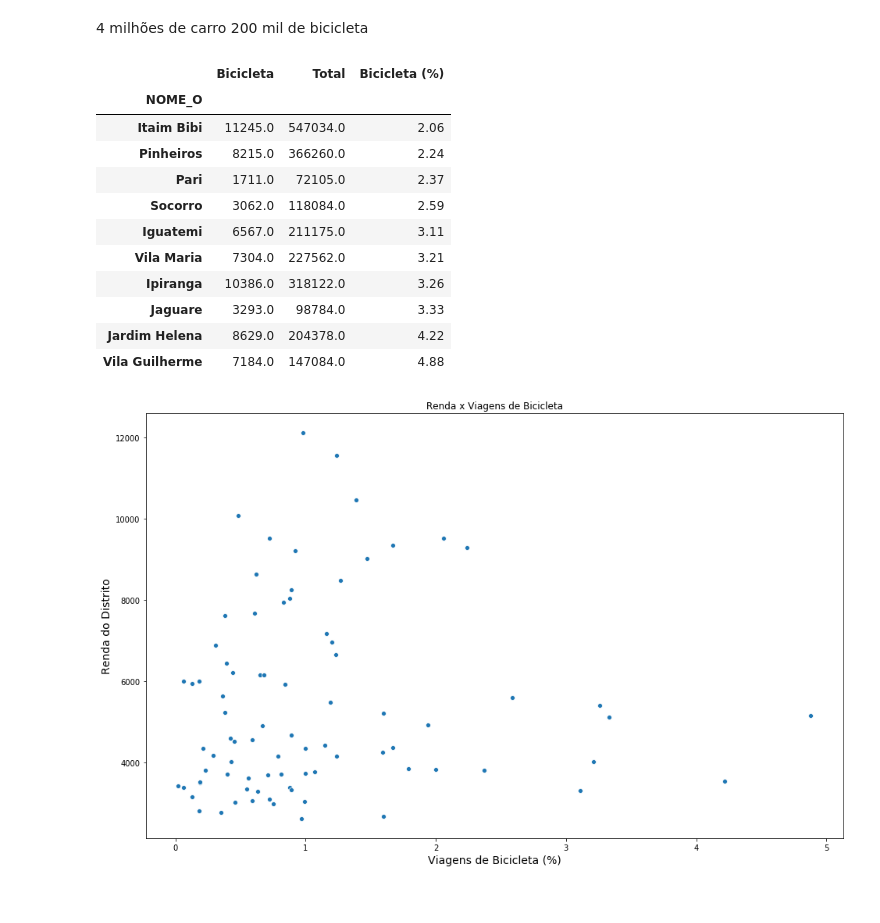
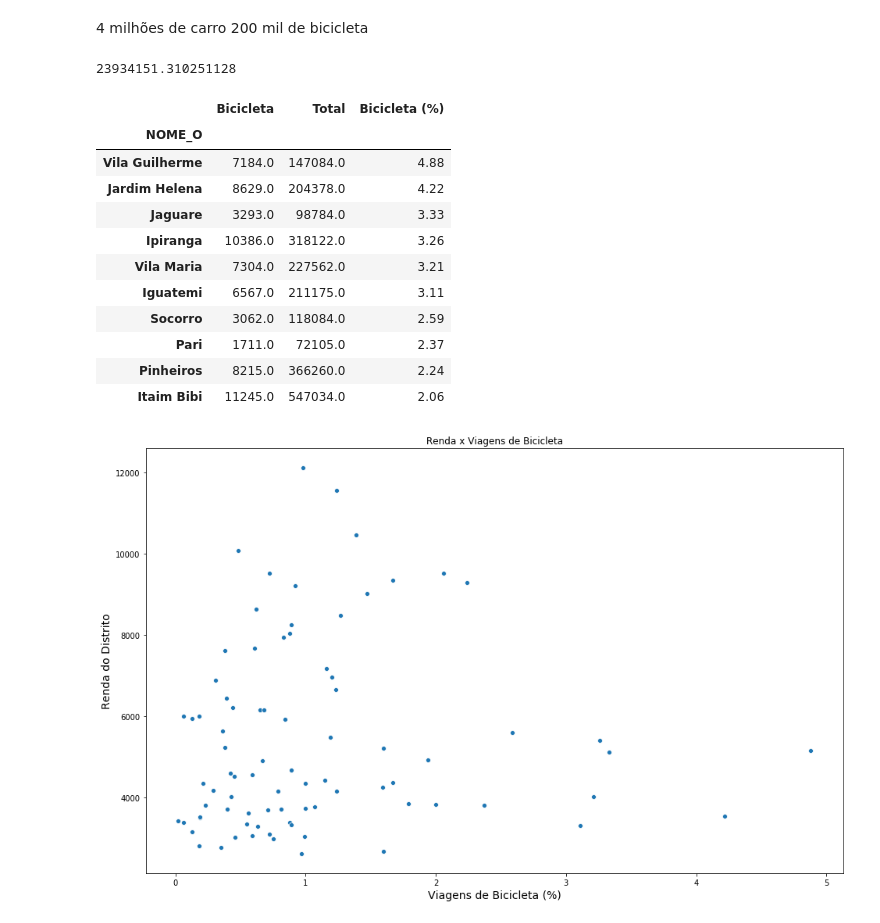
Before and after one commit to ezambomsantana/analise_od, a Jupyter notebook: notebook/Bike Analysis.ipynb, the cells around one changed output. Drawn from its saved outputs; the diff is of its cells as text; code cells hidden in the pictures.

```diff
--- a/notebook/Bike Analysis.ipynb
+++ b/notebook/Bike Analysis.ipynb
@@ -132,42 +132,46 @@ conj17
 # %% [markdown]
 4 milhões de carro 200  mil de bicicleta
+# %%
+conj17['FE_VIA'].sum()
+# %% [output]
+23934151.310251128
 # %%
 modo_distri = data17[['MODOPRIN', 'NOME_O', 'FE_VIA']].groupby(['MODOPRIN','NOME_O']).sum().sort_values(by=['FE_VIA']).reset_index()
 modo_distri.columns = ['MODOPRIN', 'NOME_O', 'FE_VIA_BIKE']
 modo_distri = modo_distri[modo_distri['MODOPRIN'] == 'Bicicleta']
 
 modo_distri = modo_distri.set_index('NOME_O')
 
 
 modo_distri
 
 distrito = data17[['NOME_O', 'FE_VIA']].groupby(['NOME_O']).sum().sort_values(by=['FE_VIA']).reset_index()
 distrito.columns = ['NOME_O', 'FE_VIA_TOTAL']
 distrito = distrito.set_index('NOME_O')
 
 
 modo_distri = modo_distri.join(distrito)
 
 modo_distri = modo_distri.drop(['MODOPRIN'], axis=1)
 modo_distri['PORCETAGEM'] = modo_distri['FE_VIA_BIKE'] / modo_distri['FE_VIA_TOTAL'] * 100
 modo_distri.columns = ['Bicicleta', 'Total', 'Bicicleta (%)']
 modo_distri = modo_distri.round(2)
 modo_distri['Bicicleta'] = modo_distri['Bicicleta'].round(0)
 modo_distri['Total'] = modo_distri['Total'].round(0)
-modo_distri.sort_values(by=['Bicicleta (%)']).tail(10)
+modo_distri.sort_values(by=['Bicicleta (%)'],ascending=False).head(10)
 # %% [output]
 |  | Bicicleta | Total | Bicicleta (%) |
 | NOME_O |  |  |  |
+| Vila Guilherme | 7184.0 | 147084.0 | 4.88 |
+| Jardim Helena | 8629.0 | 204378.0 | 4.22 |
+| Jaguare | 3293.0 | 98784.0 | 3.33 |
+| Ipiranga | 10386.0 | 318122.0 | 3.26 |
+| Vila Maria | 7304.0 | 227562.0 | 3.21 |
+| Iguatemi | 6567.0 | 211175.0 | 3.11 |
+| Socorro | 3062.0 | 118084.0 | 2.59 |
+| Pari | 1711.0 | 72105.0 | 2.37 |
+| Pinheiros | 8215.0 | 366260.0 | 2.24 |
 | Itaim Bibi | 11245.0 | 547034.0 | 2.06 |
-| Pinheiros | 8215.0 | 366260.0 | 2.24 |
-| Pari | 1711.0 | 72105.0 | 2.37 |
-| Socorro | 3062.0 | 118084.0 | 2.59 |
-| Iguatemi | 6567.0 | 211175.0 | 3.11 |
-| Vila Maria | 7304.0 | 227562.0 | 3.21 |
-| Ipiranga | 10386.0 | 318122.0 | 3.26 |
-| Jaguare | 3293.0 | 98784.0 | 3.33 |
-| Jardim Helena | 8629.0 | 204378.0 | 4.22 |
-| Vila Guilherme | 7184.0 | 147084.0 | 4.88 |
 # %%
 distri_renda = data17[['NOME_O', 'RENDA_FA']].groupby(['NOME_O']).mean().sort_values(by=['RENDA_FA']).reset_index()
 distri_renda.columns = ['NOME_O', 'RENDA_FA']
```
Also changed, not shown: parts of 12 cells of this notebook.
